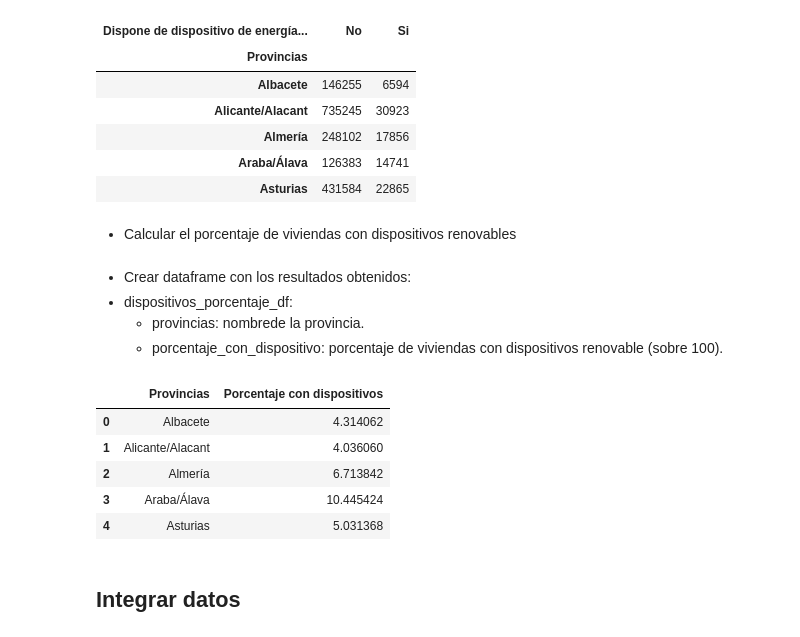
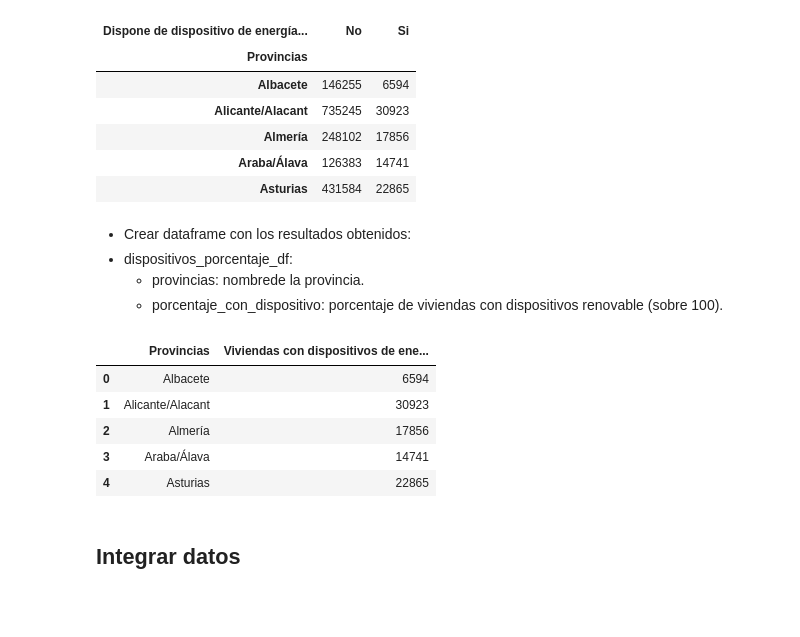
Before and after one commit to elena-17/DataMining-24-25, a Jupyter notebook: src/data_card_3_processing.ipynb, the cells around one changed output. Saved outputs shown, nothing was run; the diff lists cells and outputs as text; code cells hidden in the pictures; blank space fills up the shorter version.

```diff
--- a/src/data_card_3_processing.ipynb
+++ b/src/data_card_3_processing.ipynb
@@ -220,12 +231,6 @@ dispositivos_renovable_df.head()
 | Almería | 248102 | 17856 |
 | Araba/Álava | 126383 | 14741 |
 | Asturias | 431584 | 22865 |
-# %% [markdown]
-- Calcular el porcentaje de viviendas con dispositivos renovables
-# %%
-# Calcular el porcentaje de viviendas con dispositivos renovables (con_dispositivos/total)*100
-dispositivos_renovable_df['Porcentaje con dispositivos'] = (dispositivos_renovable_df['Si'] /
-                                                      (dispositivos_renovable_df['Si'] + dispositivos_renovable_df['No'])) * 100
 # %% [markdown]
 - Crear dataframe con los resultados obtenidos:
 - dispositivos_porcentaje_df:
@@ -233,17 +238,19 @@ dispositivos_renovable_df['Porcentaje con dispositivos'] = (dispositivos_renovab
     - porcentaje_con_dispositivo: porcentaje de viviendas con dispositivos renovable (sobre 100).
 # %%
 # Dataframe final con los resultados relevantes
-dispositivos_renovable_df = dispositivos_renovable_df[['Porcentaje con dispositivos']].reset_index()
+dispositivos_renovable_df = dispositivos_renovable_df[['Si']].reset_index()
+
 dispositivos_renovable_df.columns.name = None
+dispositivos_renovable_df.rename(columns={'Si': 'Viviendas con dispositivos de energía renovable'}, inplace=True)
 
 dispositivos_renovable_df.head()
 # %% [output]
-|  | Provincias | Porcentaje con dispositivos |
-| 0 | Albacete | 4.314062 |
-| 1 | Alicante/Alacant | 4.036060 |
-| 2 | Almería | 6.713842 |
-| 3 | Araba/Álava | 10.445424 |
-| 4 | Asturias | 5.031368 |
+|  | Provincias | Viviendas con dispositivos de ene... |
+| 0 | Albacete | 6594 |
+| 1 | Alicante/Alacant | 30923 |
+| 2 | Almería | 17856 |
+| 3 | Araba/Álava | 14741 |
+| 4 | Asturias | 22865 |
 # %% [markdown]
 ## Integrar datos
 # %% [markdown]
```
Also changed, not shown: parts of 8 cells of this notebook.
